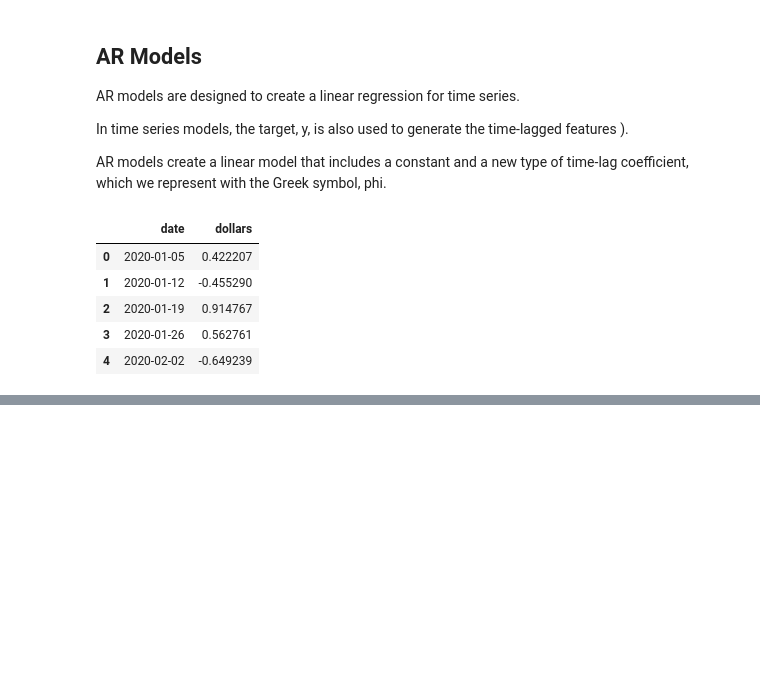
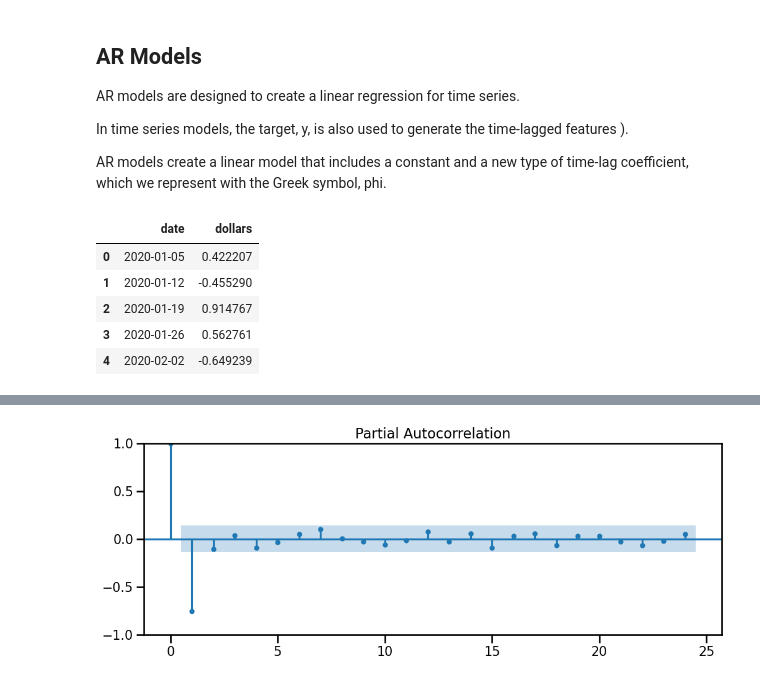
Before and after one commit to EhLeeOod/time-series, a Jupyter notebook: week-2.ipynb, the cells around one changed output, grey strips where cells are left out. Cells and saved outputs as stored; diff of their text form; code cells hidden in the pictures; blank space fills up the shorter version.

```diff
--- a/week-2.ipynb
+++ b/week-2.ipynb
@@ -427,0 +472,5 @@ ts.head()
+# %%
+# Examine the PACF plot to determine order of AR model
+tsa.graphics.plot_pacf(ts);
+# %% [output]
+[figure, added]
```
Also changed, not shown: parts of 19 cells of this notebook.
